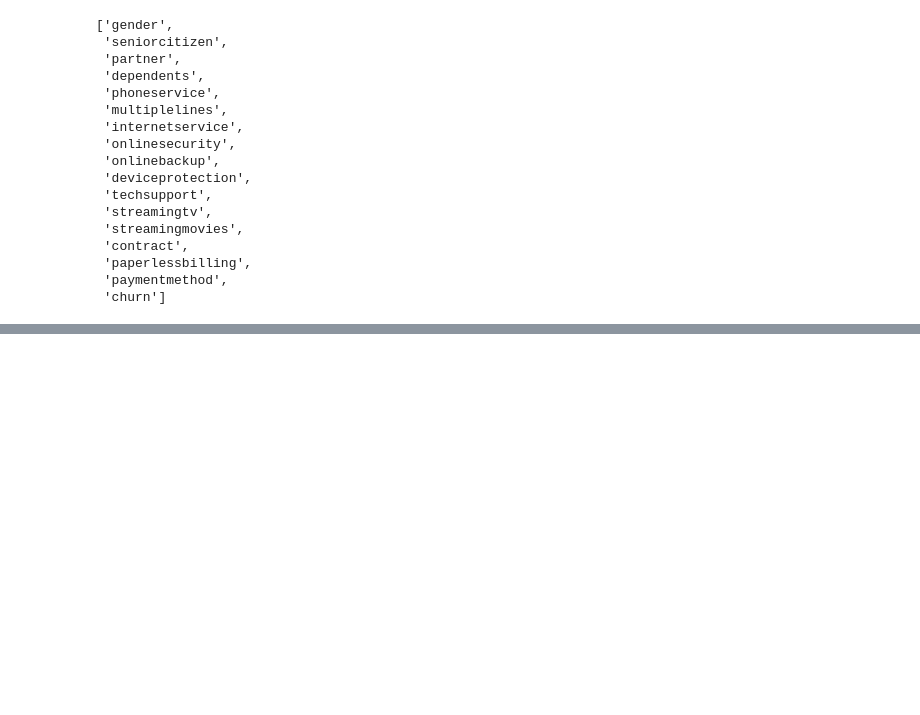
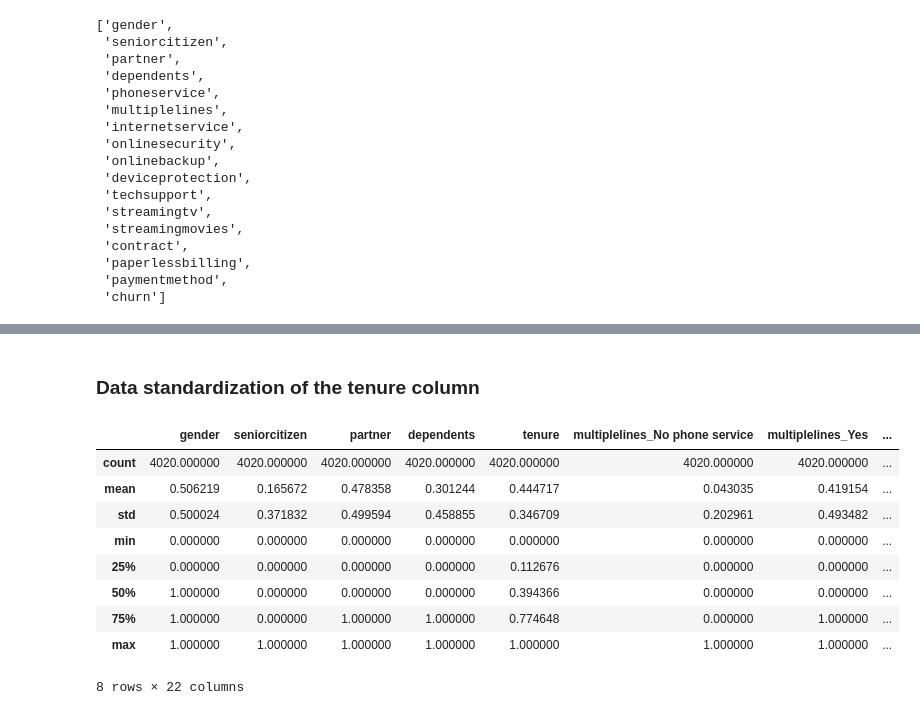
Before and after one commit to HannahMwende/LP2-Classification-Project, a Jupyter notebook: code.ipynb, the cells around one changed output, grey strips where cells are left out. Saved outputs shown, nothing was run; the diff lists cells and outputs as text; code cells hidden in the pictures; blank space fills up the shorter version.

Commit message:
Data balancing and scaling

```diff
--- a/code.ipynb
+++ b/code.ipynb
@@ -856,0 +1008,6 @@ binary()'''
+# %%
+X_train.drop(['monthlycharges','onlinebackup_No internet service','deviceprotection_No internet service','streamingmovies_No internet service','onlinesecurity_No internet service','streamingtv_No internet service','techsupport_No internet service'],axis=1,inplace=True)
+# %%
+X_train.drop(['totalcharges'],axis=1,inplace=True)
+# %%
+X_train.drop(['phoneservice'],axis=1,inplace=True)
@@ -856,0 +1175,19 @@ binary()'''
+# %% [markdown]
+### **Data standardization of the tenure column**
+# %%
+# perform a robust scaler transform of the dataset
+trans = MinMaxScaler()
+X_train[["tenure"]] = trans.fit_transform(X_train[["tenure"]])
+# %%
+X_train.describe()
+# %% [output]
+|  | gender | seniorcitizen | partner | dependents | tenure | multiplelines_No phone service | multiplelines_Yes | ... |
+| count | 4020.000000 | 4020.000000 | 4020.000000 | 4020.000000 | 4020.000000 | 4020.000000 | 4020.000000 | ... |
+| mean | 0.506219 | 0.165672 | 0.478358 | 0.301244 | 0.444717 | 0.043035 | 0.419154 | ... |
+| std | 0.500024 | 0.371832 | 0.499594 | 0.458855 | 0.346709 | 0.202961 | 0.493482 | ... |
+| min | 0.000000 | 0.000000 | 0.000000 | 0.000000 | 0.000000 | 0.000000 | 0.000000 | ... |
+| 25% | 0.000000 | 0.000000 | 0.000000 | 0.000000 | 0.112676 | 0.000000 | 0.000000 | ... |
+| 50% | 1.000000 | 0.000000 | 0.000000 | 0.000000 | 0.394366 | 0.000000 | 0.000000 | ... |
+| 75% | 1.000000 | 0.000000 | 1.000000 | 1.000000 | 0.774648 | 0.000000 | 1.000000 | ... |
+| max | 1.000000 | 1.000000 | 1.000000 | 1.000000 | 1.000000 | 1.000000 | 1.000000 | ... |
+8 rows × 22 columns
```
Also changed, not shown: parts of 39 cells of this notebook.
